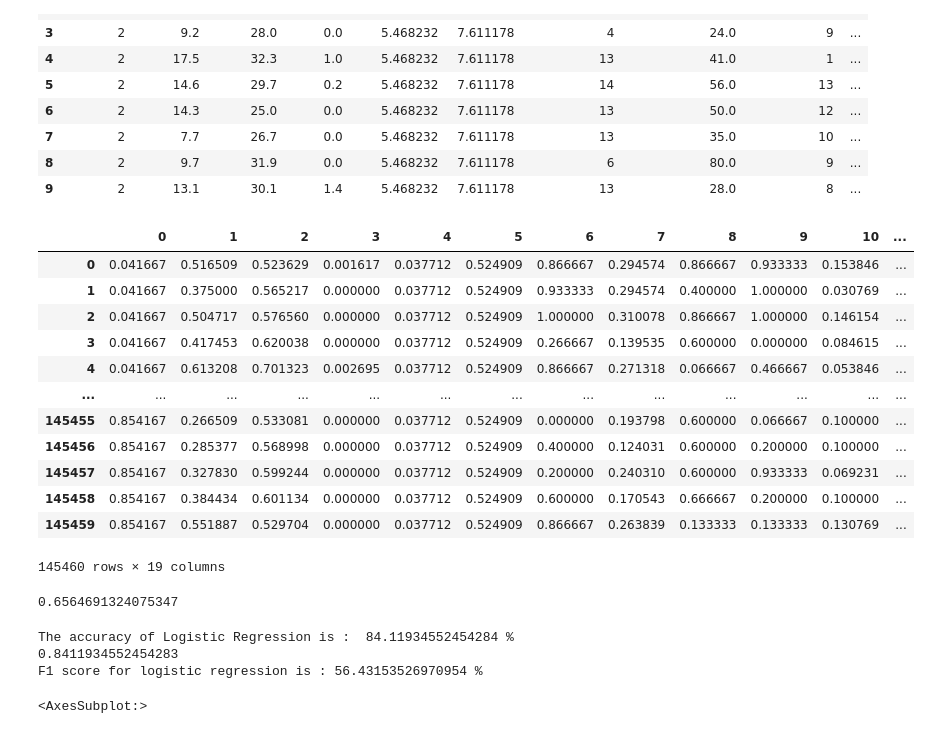
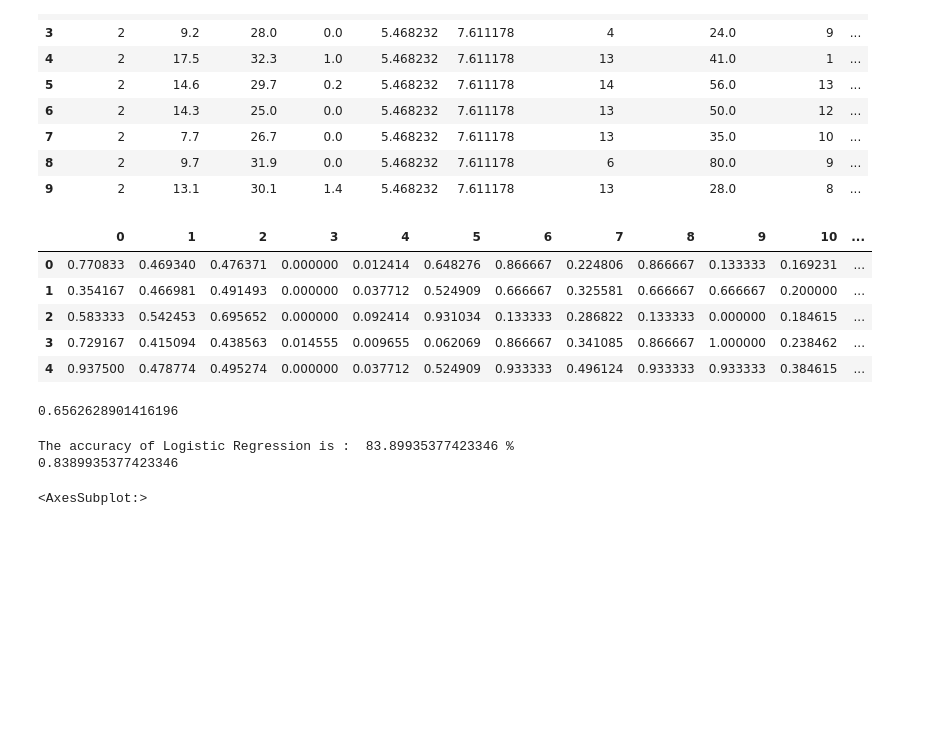
Before and after one commit to netanellevine/Data_Science_Project, a Jupyter notebook: ClassificationProject_RainPrediction.ipynb, the cells around one changed output. Drawn from its saved outputs; the diff is of its cells as text; code cells hidden in the pictures; blank space fills up the shorter version.

```diff
--- a/ClassificationProject_RainPrediction.ipynb
+++ b/ClassificationProject_RainPrediction.ipynb
@@ -222,20 +227,18 @@ y = weather['RainTomorrow']
 # %%
-z = x.values #returns a numpy array
+z = X_train.values #returns a numpy array
 min_max_scaler = MinMaxScaler()
 z_scaled = min_max_scaler.fit_transform(z)
-x = pd.DataFrame(z_scaled)
-x
+X_train = pd.DataFrame(z_scaled)
+
+z = X_test.values #returns a numpy array
+z_scaled = min_max_scaler.fit_transform(z)
+X_test = pd.DataFrame(z_scaled)
+X_train.head()
+# X_test.head()
 # %% [output]
 |  | 0 | 1 | 2 | 3 | 4 | 5 | 6 | 7 | 8 | 9 | 10 | ... |
-| 0 | 0.041667 | 0.516509 | 0.523629 | 0.001617 | 0.037712 | 0.524909 | 0.866667 | 0.294574 | 0.866667 | 0.933333 | 0.153846 | ... |
-| 1 | 0.041667 | 0.375000 | 0.565217 | 0.000000 | 0.037712 | 0.524909 | 0.933333 | 0.294574 | 0.400000 | 1.000000 | 0.030769 | ... |
-| 2 | 0.041667 | 0.504717 | 0.576560 | 0.000000 | 0.037712 | 0.524909 | 1.000000 | 0.310078 | 0.866667 | 1.000000 | 0.146154 | ... |
-| 3 | 0.041667 | 0.417453 | 0.620038 | 0.000000 | 0.037712 | 0.524909 | 0.266667 | 0.139535 | 0.600000 | 0.000000 | 0.084615 | ... |
-| 4 | 0.041667 | 0.613208 | 0.701323 | 0.002695 | 0.037712 | 0.524909 | 0.866667 | 0.271318 | 0.066667 | 0.466667 | 0.053846 | ... |
-| ... | ... | ... | ... | ... | ... | ... | ... | ... | ... | ... | ... | ... |
-| 145455 | 0.854167 | 0.266509 | 0.533081 | 0.000000 | 0.037712 | 0.524909 | 0.000000 | 0.193798 | 0.600000 | 0.066667 | 0.100000 | ... |
-| 145456 | 0.854167 | 0.285377 | 0.568998 | 0.000000 | 0.037712 | 0.524909 | 0.400000 | 0.124031 | 0.600000 | 0.200000 | 0.100000 | ... |
-| 145457 | 0.854167 | 0.327830 | 0.599244 | 0.000000 | 0.037712 | 0.524909 | 0.200000 | 0.240310 | 0.600000 | 0.933333 | 0.069231 | ... |
-| 145458 | 0.854167 | 0.384434 | 0.601134 | 0.000000 | 0.037712 | 0.524909 | 0.600000 | 0.170543 | 0.666667 | 0.200000 | 0.100000 | ... |
-| 145459 | 0.854167 | 0.551887 | 0.529704 | 0.000000 | 0.037712 | 0.524909 | 0.866667 | 0.263839 | 0.133333 | 0.133333 | 0.130769 | ... |
+| 0 | 0.770833 | 0.469340 | 0.476371 | 0.000000 | 0.012414 | 0.648276 | 0.866667 | 0.224806 | 0.866667 | 0.133333 | 0.169231 | ... |
+| 1 | 0.354167 | 0.466981 | 0.491493 | 0.000000 | 0.037712 | 0.524909 | 0.666667 | 0.325581 | 0.666667 | 0.666667 | 0.200000 | ... |
+| 2 | 0.583333 | 0.542453 | 0.695652 | 0.000000 | 0.092414 | 0.931034 | 0.133333 | 0.286822 | 0.133333 | 0.000000 | 0.184615 | ... |
+| 3 | 0.729167 | 0.415094 | 0.438563 | 0.014555 | 0.009655 | 0.062069 | 0.866667 | 0.341085 | 0.866667 | 1.000000 | 0.238462 | ... |
+| 4 | 0.937500 | 0.478774 | 0.495274 | 0.000000 | 0.037712 | 0.524909 | 0.933333 | 0.496124 | 0.933333 | 0.933333 | 0.384615 | ... |
-145460 rows × 19 columns
@@ -252,7 +250,7 @@ predictionsDummy = dummyModel.predict(X_test)
 accuracyDummy = metrics.accuracy_score(y_test, predictionsDummy)
 accuracyDummy
 # %% [output]
-0.6564691324075347
+0.6562628901416196
 # %%
 modelLogReg = LogisticRegression(max_iter=500)
 modelLogReg.fit(X_train, y_train)
@@ -262,11 +260,10 @@ accuracyLogReg = modelLogReg.score(X_test, y_test)
 conf = confusion_matrix(y_test, predictionsLogReg)
 print ("The accuracy of Logistic Regression is : ", accuracyLogReg*100, "%")
 print(accuracyLogReg)
-print("F1 score for logistic regression is :",f1_score(y_test, predictionsLogReg,)*100, "%")
+# print("F1 score for logistic regression is :",f1_score(y_test, predictionsLogReg,)*100, "%")
 # %% [output]
-The accuracy of Logistic Regression is :  84.11934552454284 %
-0.8411934552454283
-F1 score for logistic regression is : 56.43153526970954 %
+The accuracy of Logistic Regression is :  83.89935377423346 %
+0.8389935377423346
 # %%
 plt.figure(figsize=(5,4))
 sns.heatmap(confusion_matrix(y_test, predictionsLogReg), cmap = "Blues", annot=True, fmt = '.0f')
```
Also changed, not shown: parts of 9 cells of this notebook.
